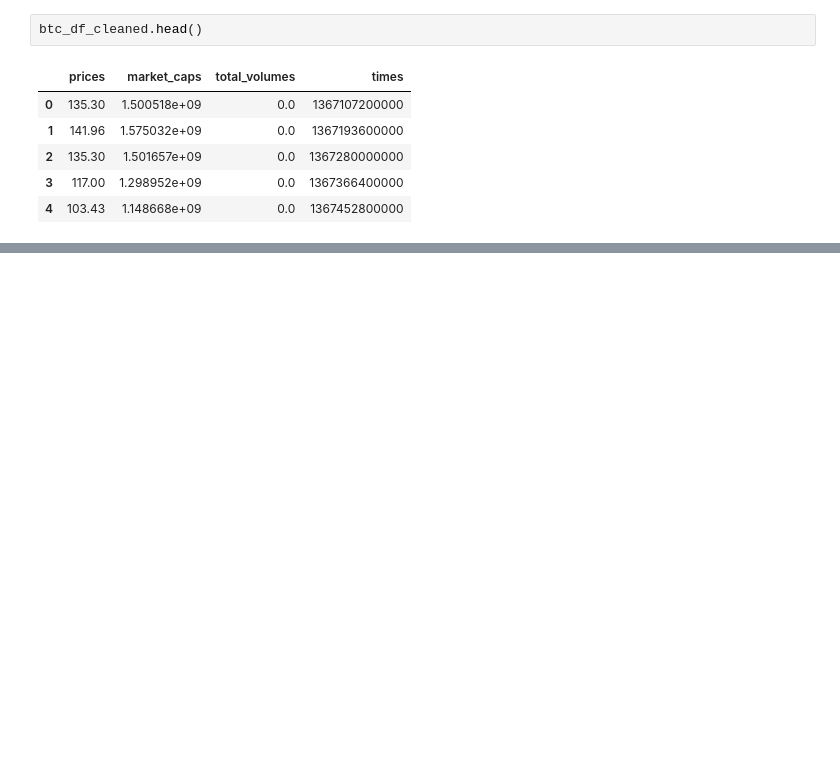
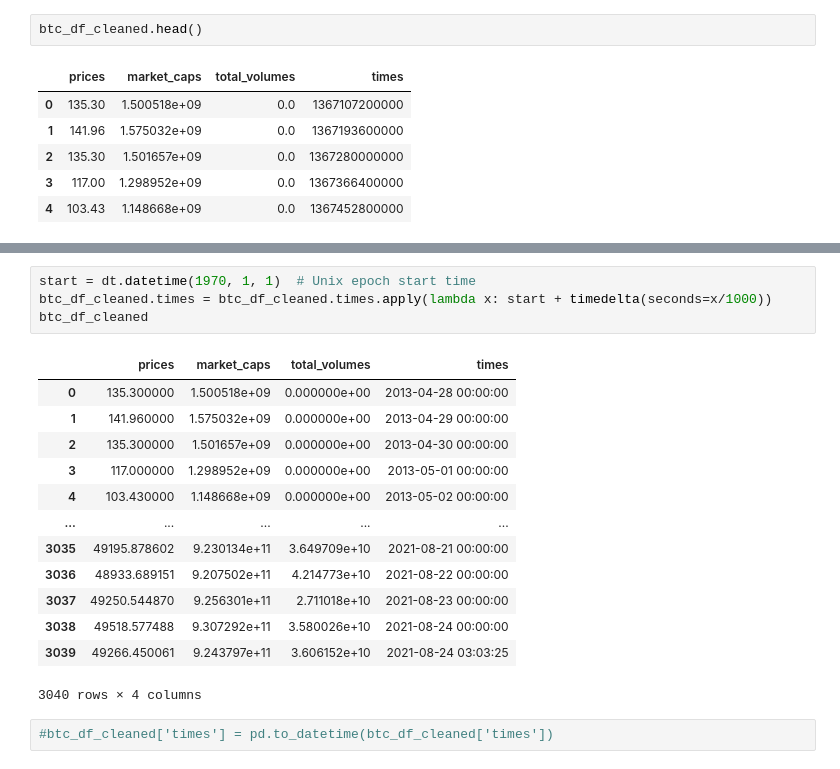
Before and after one commit to NicholasHanashiro/Cryptocurrency_dashboard, a Jupyter notebook: Cleaning.ipynb, the cells around one changed output, grey strips where cells are left out. Cells and saved outputs as stored; diff of their text form; blank space fills up the shorter version.

Commit message:
fixed the time conversion issue

```diff
--- a/Cleaning.ipynb
+++ b/Cleaning.ipynb
@@ -98,0 +114,20 @@ btc_df_cleaned
+# %%
+start = dt.datetime(1970, 1, 1)  # Unix epoch start time
+btc_df_cleaned.times = btc_df_cleaned.times.apply(lambda x: start + timedelta(seconds=x/1000))
+btc_df_cleaned
+# %% [output]
+|  | prices | market_caps | total_volumes | times |
+| 0 | 135.300000 | 1.500518e+09 | 0.000000e+00 | 2013-04-28 00:00:00 |
+| 1 | 141.960000 | 1.575032e+09 | 0.000000e+00 | 2013-04-29 00:00:00 |
+| 2 | 135.300000 | 1.501657e+09 | 0.000000e+00 | 2013-04-30 00:00:00 |
+| 3 | 117.000000 | 1.298952e+09 | 0.000000e+00 | 2013-05-01 00:00:00 |
+| 4 | 103.430000 | 1.148668e+09 | 0.000000e+00 | 2013-05-02 00:00:00 |
+| ... | ... | ... | ... | ... |
+| 3035 | 49195.878602 | 9.230134e+11 | 3.649709e+10 | 2021-08-21 00:00:00 |
+| 3036 | 48933.689151 | 9.207502e+11 | 4.214773e+10 | 2021-08-22 00:00:00 |
+| 3037 | 49250.544870 | 9.256301e+11 | 2.711018e+10 | 2021-08-23 00:00:00 |
+| 3038 | 49518.577488 | 9.307292e+11 | 3.580026e+10 | 2021-08-24 00:00:00 |
+| 3039 | 49266.450061 | 9.243797e+11 | 3.606152e+10 | 2021-08-24 03:03:25 |
+3040 rows × 4 columns
+# %%
+#btc_df_cleaned['times'] = pd.to_datetime(btc_df_cleaned['times'])
```
Also changed, not shown: parts of 16 cells of this notebook, 1 other file.
